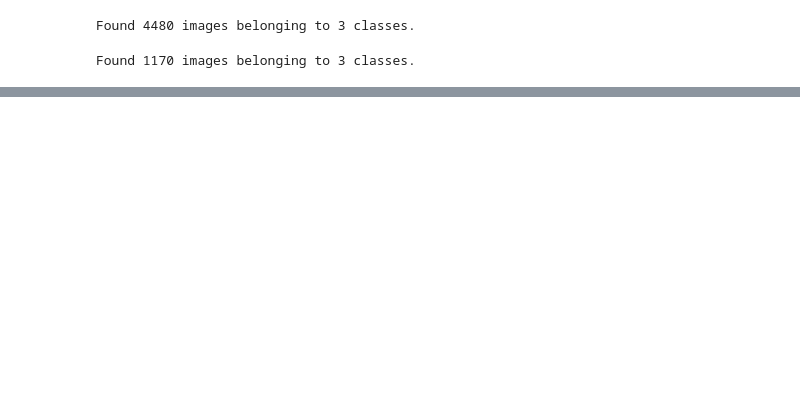
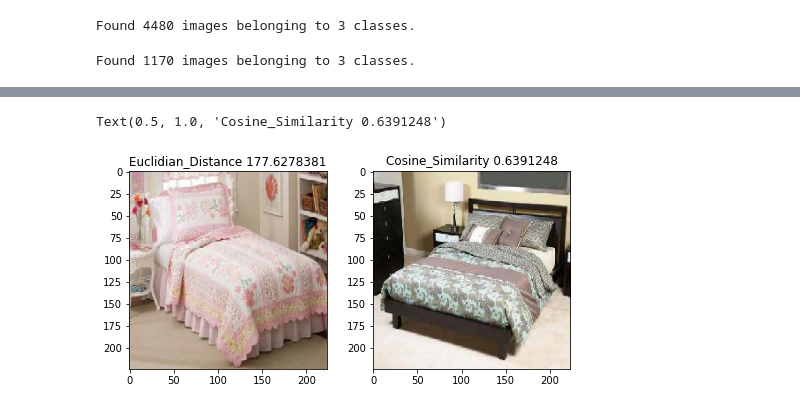
Before and after one commit to perkdrew/computer-vision, a Jupyter notebook: transfer_learning_cnns/visual_search.ipynb, the cells around one changed output, grey strips where cells are left out. Saved outputs shown, nothing was run; the diff lists cells and outputs as text; code cells hidden in the pictures; blank space fills up the shorter version.

```diff
--- a/transfer_learning_cnns/visual_search.ipynb
+++ b/transfer_learning_cnns/visual_search.ipynb
@@ -98,0 +249,18 @@ KeyboardInterrupt:
+# %%
+fig = plt.figure(figsize=(8,8))
+fig.add_subplot(2,2,1)
+image_result1 = os.path.join(path, minfilename)
+imgresult1 = image.load_img(image_result1, target_size=(224, 224))
+plt.imshow(imgresult1)
+eucledian5d ="%.7f" % mindist
+plt.title("Euclidian_Distance " + str(eucledian5d))
+
+fig.add_subplot(2,2,2)
+image_result2 = os.path.join(path, cosfilename)
+imgresult2 = image.load_img(image_result2, target_size=(224, 224))
+plt.imshow(imgresult2)
+cosine5d ="%.7f" % maxcosine
+plt.title("Cosine_Similarity " + str(cosine5d))
+# %% [output]
+Text(0.5, 1.0, 'Cosine_Similarity 0.6391248')
+[figure, added]
```
Also changed, not shown: parts of 10 cells of this notebook.
